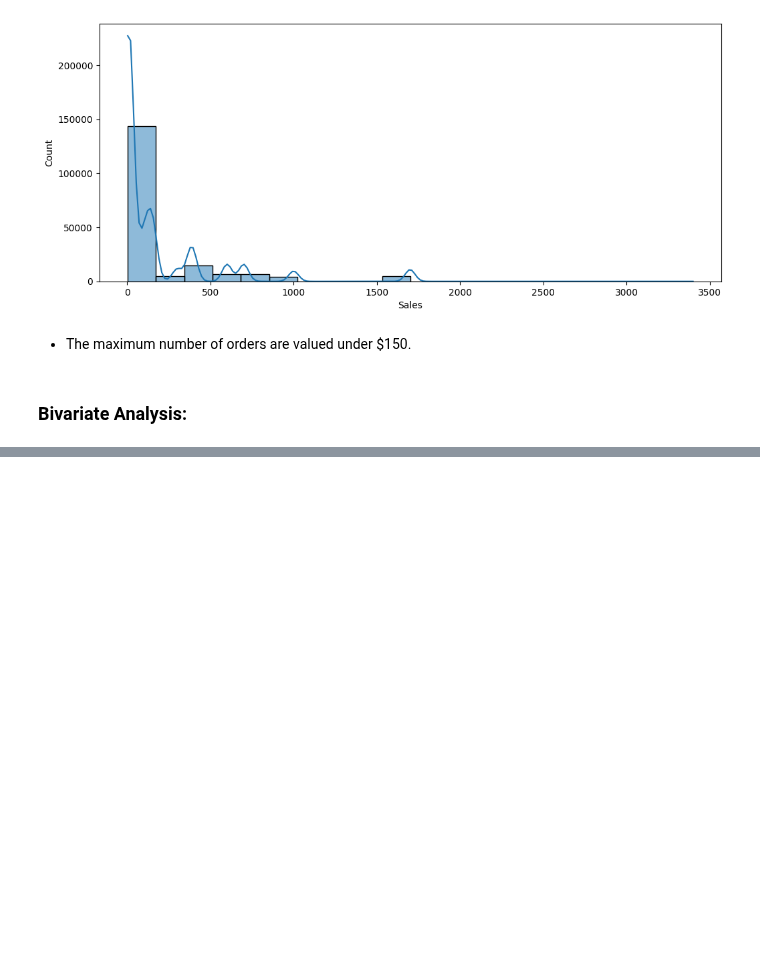
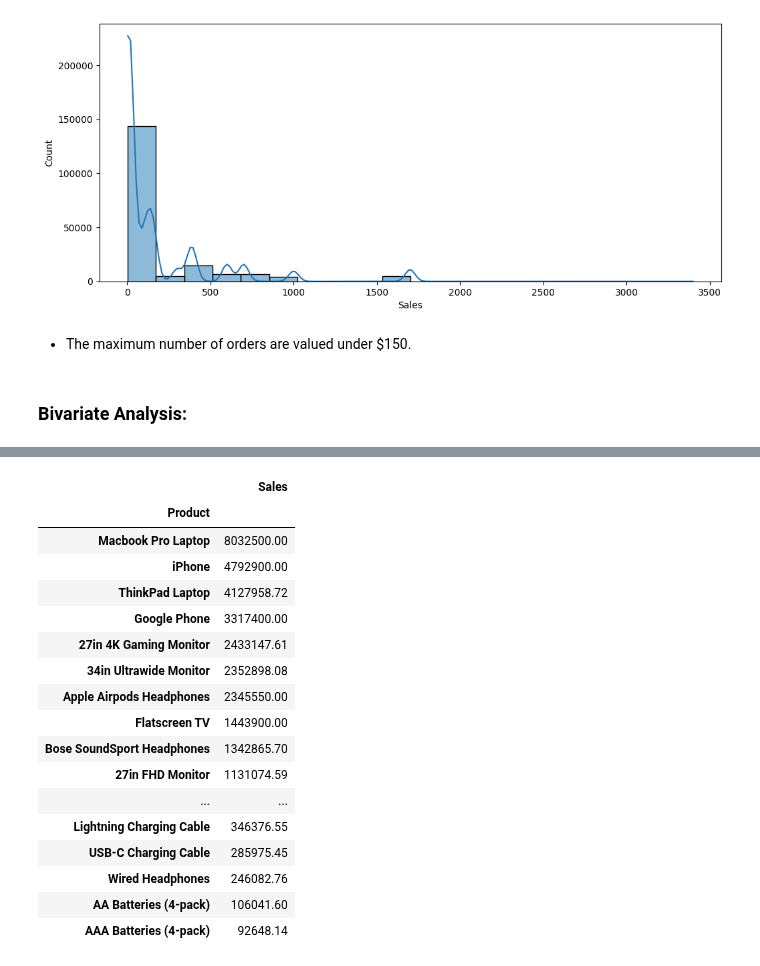
Before and after one commit to Akshay-Paunikar/Statistics_for_Data_Science, a Jupyter notebook: Complete_Statistics_Implementation_for_Data_Science.ipynb, the cells around one changed output, grey strips where cells are left out. Cells and saved outputs as stored; diff of their text form; code cells hidden in the pictures; blank space fills up the shorter version.

```diff
--- a/Complete_Statistics_Implementation_for_Data_Science.ipynb
+++ b/Complete_Statistics_Implementation_for_Data_Science.ipynb
@@ -430,0 +453,22 @@ plt.show()
+# %%
+# Total Sales of Product Ordered
+data.groupby('Product').agg({'Sales':'sum'}).sort_values(ascending=False, by='Sales').round(2)
+# %% [output]
+|  | Sales |
+| Product |  |
+| Macbook Pro Laptop | 8032500.00 |
+| iPhone | 4792900.00 |
+| ThinkPad Laptop | 4127958.72 |
+| Google Phone | 3317400.00 |
+| 27in 4K Gaming Monitor | 2433147.61 |
+| 34in Ultrawide Monitor | 2352898.08 |
+| Apple Airpods Headphones | 2345550.00 |
+| Flatscreen TV | 1443900.00 |
+| Bose SoundSport Headphones | 1342865.70 |
+| 27in FHD Monitor | 1131074.59 |
+| ... | ... |
+| Lightning Charging Cable | 346376.55 |
+| USB-C Charging Cable | 285975.45 |
+| Wired Headphones | 246082.76 |
+| AA Batteries (4-pack) | 106041.60 |
+| AAA Batteries (4-pack) | 92648.14 |
```
Also changed, not shown: parts of 3 cells of this notebook.
